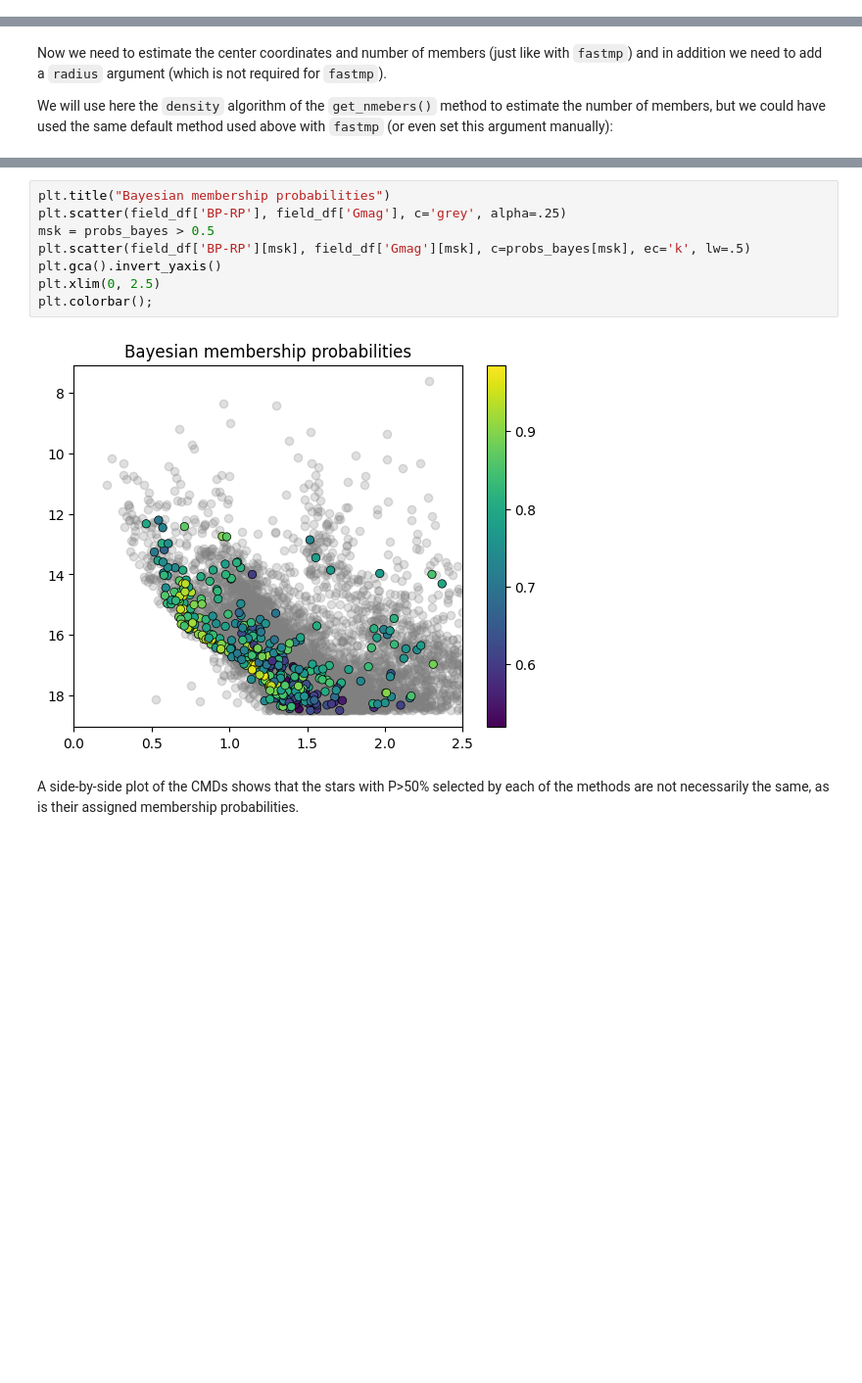
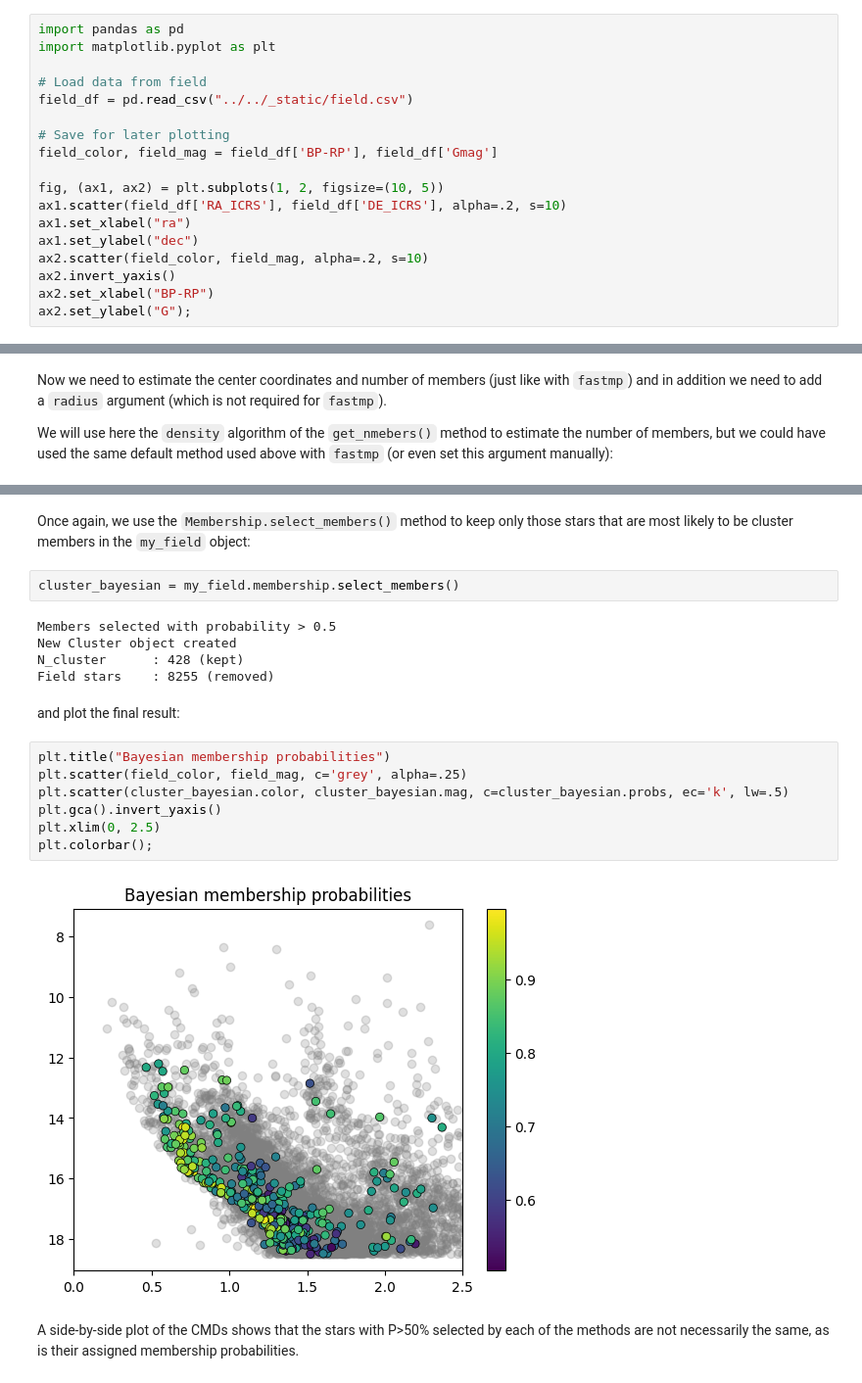
Before and after one commit to asteca/ASteCA, a Jupyter notebook: docs/contents/notebooks/membership.ipynb, the cells around one changed output, grey strips where cells are left out. Shown at 98% size. Cells and saved outputs as stored; diff of their text form; blank space fills up the shorter version.

Commit message:
make Membership an almost empty class that holds the methods + add select_members method + modify docs

```diff
--- a/docs/contents/notebooks/membership.ipynb
+++ b/docs/contents/notebooks/membership.ipynb
@@ -10,0 +11,18 @@ In the following example we will show how these two methods can be applied on an
+# %%
+import pandas as pd
+import matplotlib.pyplot as plt
+
+# Load data from field
+field_df = pd.read_csv("../../_static/field.csv")
+
+# Save for later plotting
+field_color, field_mag = field_df['BP-RP'], field_df['Gmag']
+
+fig, (ax1, ax2) = plt.subplots(1, 2, figsize=(10, 5))
+ax1.scatter(field_df['RA_ICRS'], field_df['DE_ICRS'], alpha=.2, s=10)
+ax1.set_xlabel("ra")
+ax1.set_ylabel("dec")
+ax2.scatter(field_color, field_mag, alpha=.2, s=10)
+ax2.invert_yaxis()
+ax2.set_xlabel("BP-RP")
+ax2.set_ylabel("G");
@@ -158,13 +171,23 @@ Convergence reached at 88 runs
+# %% [markdown]
+Once again, we use the `Membership.select_members()` method to keep only those stars that are most likely to be cluster members in the `my_field` object:
+# %%
+cluster_bayesian = my_field.membership.select_members()
+# %% [output]
+Members selected with probability > 0.5
+New Cluster object created
+N_cluster      : 428 (kept)
+Field stars    : 8255 (removed)
+# %% [markdown]
+and plot the final result:
 # %%
 plt.title("Bayesian membership probabilities")
-plt.scatter(field_df['BP-RP'], field_df['Gmag'], c='grey', alpha=.25)
-msk = probs_bayes > 0.5
-plt.scatter(field_df['BP-RP'][msk], field_df['Gmag'][msk], c=probs_bayes[msk], ec='k', lw=.5)
+plt.scatter(field_color, field_mag, c='grey', alpha=.25)
+plt.scatter(cluster_bayesian.color, cluster_bayesian.mag, c=cluster_bayesian.probs, ec='k', lw=.5)
 plt.gca().invert_yaxis()
 plt.xlim(0, 2.5)
 plt.colorbar();
 # %% [output]
-[figure, old version]
+[figure, new version]
 # %% [markdown]
 A side-by-side plot of the CMDs shows that the stars with P>50% selected by each of the methods are not necessarily the same, as is their assigned membership probabilities.
 # %%
```
Also changed, not shown: parts of 21 cells of this notebook, 2 other files.
